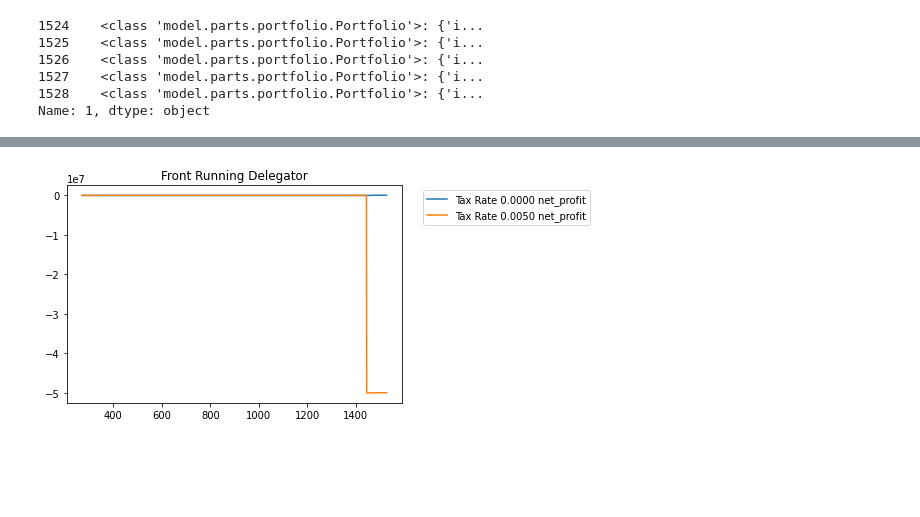
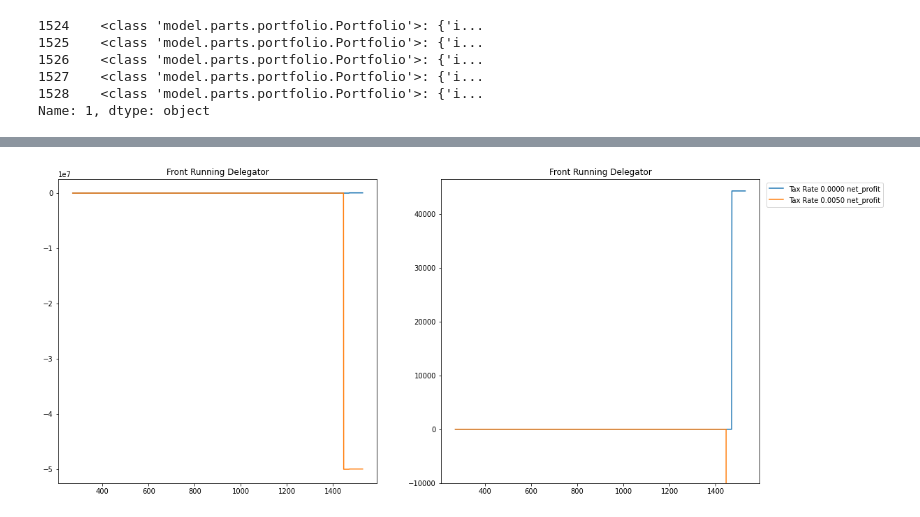
Before and after one commit to BlockScience/TheGraph, a Jupyter notebook: tax_param_sweep.ipynb, the cells around one changed output, grey strips where cells are left out. Drawn from its saved outputs; the diff is of its cells as text; code cells hidden in the pictures; blank space fills up the shorter version.

```diff
--- a/tax_param_sweep.ipynb
+++ b/tax_param_sweep.ipynb
@@ -315,4 +270,7 @@ for i,j in enumerate(experiment):
             label = f'Tax Rate {label_two} Holdings')
     plt.legend(loc='upper left', bbox_to_anchor=(1.05, 1.0))
     plt.title('Front Running Delegator')
+    plt.ylim(90E8)
+    plt.show()
+    print('Shares = ',round(max(shares_list)), ', Tokens at end = ',round(max(indexer_locked_list)))
 # %% [output]
@@ -320,37 +281,48 @@ for i,j in enumerate(experiment):
 # %%
+plt.figure(figsize=(18,8))
+
 for i,j in enumerate(experiment):
     plot_df = delegator_values_df[i]
     shares_list = []
     indexer_locked_list = []
     holdings_list = []
     # label_one = j['M']['delegation_unbonding_period_epochs']
     label_two = j['M']['delegation_tax_rate'].quantize(Decimal(10) ** -4)
     for i, values in delegator_values_df[i][1].items():
         if values.indexer_shares != {}:
             shares_list.append(values.indexer_shares['0x7ab4cf25330ed7277ac7ab59380b68eea68abb0e'])
         else:
             shares_list.append(0)
         if values.indexer_locked_tokens != {}:
             indexer_locked_list.append(values.indexer_locked_tokens['0x7ab4cf25330ed7277ac7ab59380b68eea68abb0e'])
         else:
             indexer_locked_list.append(0)
         if values.holdings != {}:
             holdings_list.append(values.holdings)
         else:
             holdings_list.append(0)
 
     holdings_list = [float(x) for x in holdings_list]
     indexer_locked_list = [float(x) for x in indexer_locked_list]
     shares_list = [float(x) for x in shares_list]
     indexer_price_list = [float(x) for x in indexer_price_list]
     shares_value = [b_i / a_i for a_i, b_i in zip(indexer_price_list, shares_list)]
     # print(indexer_locked_list[0])
     net_profit = [a_i + b_i + c_i - holdings_list[0] for a_i, b_i, c_i in zip(indexer_locked_list, holdings_list, shares_value)]
-
+    plt.subplot(121)
     plt.plot(plot_df.index, net_profit,
             label = f'Tax Rate {label_two} net_profit')
 
-    plt.legend(loc='upper left', bbox_to_anchor=(1.05, 1.0))
+    # plt.legend(loc='upper left', bbox_to_anchor=(1.05, 1.0))
     plt.title('Front Running Delegator')
+
+    plt.subplot(122)
+    plt.plot(plot_df.index, net_profit,
+            label = f'Tax Rate {label_two} net_profit')
+    plt.ylim(-10000)
+
+    plt.legend(loc='upper left', bbox_to_anchor=(1.01, 1.0))
+    plt.title('Front Running Delegator')
+plt.savefig("./images/front_run_delegator_tax_param", facecolor='white')
 # %% [output]
-[figure, old version]
+[figure, new version]
```
Also changed, not shown: parts of 26 cells of this notebook, 3 other files.
